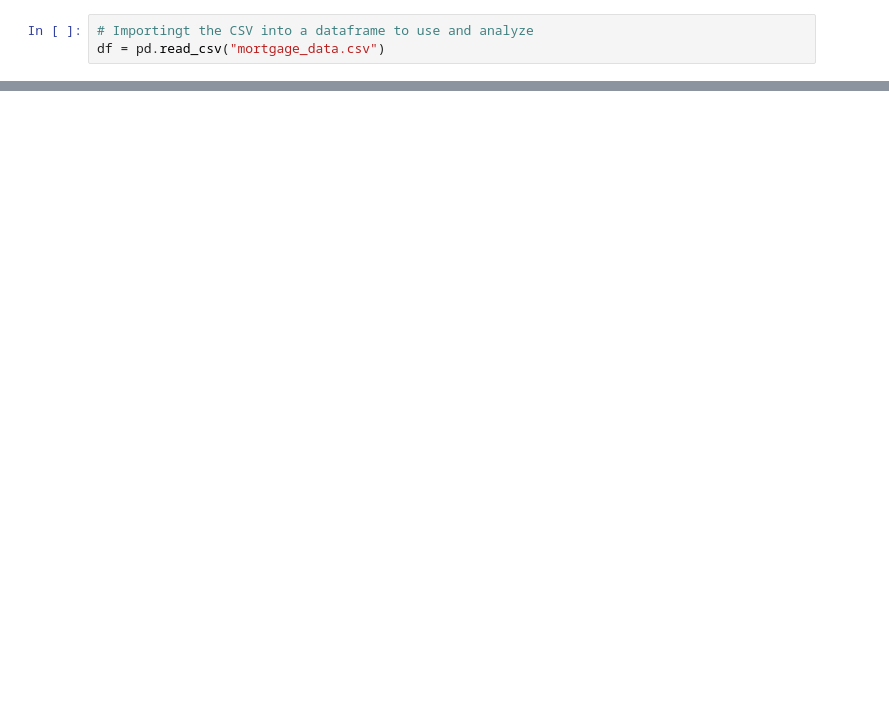
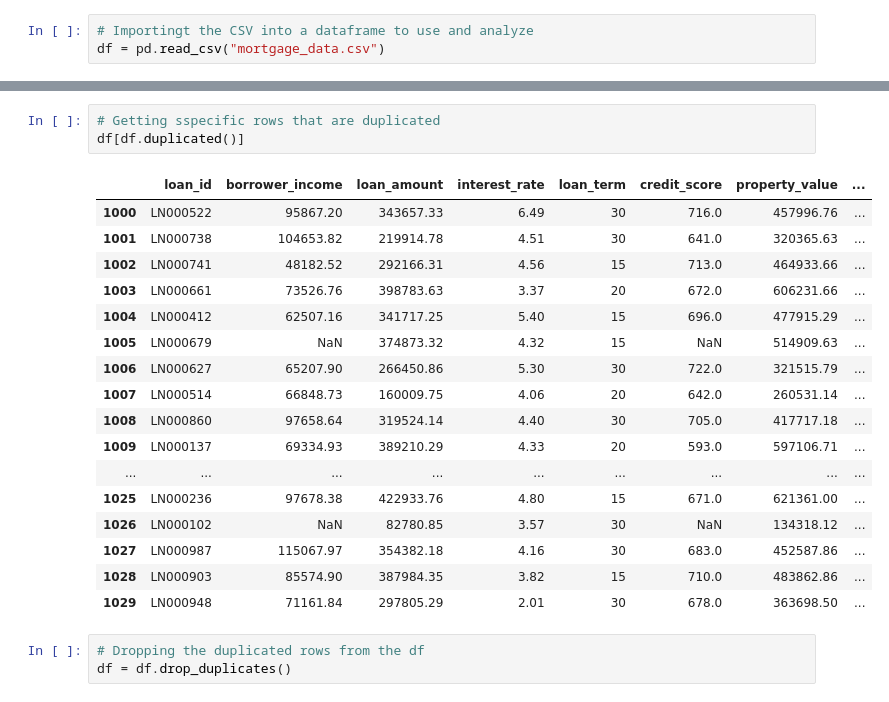
Before and after one commit to sflyranger/pandas_mortgage_practice, a Jupyter notebook: mortgage_data_analysis.ipynb, the cells around one changed output, grey strips where cells are left out. Saved outputs shown, nothing was run; the diff lists cells and outputs as text; blank space fills up the shorter version.

```diff
--- a/mortgage_data_analysis.ipynb
+++ b/mortgage_data_analysis.ipynb
@@ -20,0 +45,24 @@ df.head(10)
+# %%
+# Getting sspecific rows that are duplicated
+df[df.duplicated()]
+# %% [output]
+|  | loan_id | borrower_income | loan_amount | interest_rate | loan_term | credit_score | property_value | ... |
+| 1000 | LN000522 | 95867.20 | 343657.33 | 6.49 | 30 | 716.0 | 457996.76 | ... |
+| 1001 | LN000738 | 104653.82 | 219914.78 | 4.51 | 30 | 641.0 | 320365.63 | ... |
+| 1002 | LN000741 | 48182.52 | 292166.31 | 4.56 | 15 | 713.0 | 464933.66 | ... |
+| 1003 | LN000661 | 73526.76 | 398783.63 | 3.37 | 20 | 672.0 | 606231.66 | ... |
+| 1004 | LN000412 | 62507.16 | 341717.25 | 5.40 | 15 | 696.0 | 477915.29 | ... |
+| 1005 | LN000679 | NaN | 374873.32 | 4.32 | 15 | NaN | 514909.63 | ... |
+| 1006 | LN000627 | 65207.90 | 266450.86 | 5.30 | 30 | 722.0 | 321515.79 | ... |
+| 1007 | LN000514 | 66848.73 | 160009.75 | 4.06 | 20 | 642.0 | 260531.14 | ... |
+| 1008 | LN000860 | 97658.64 | 319524.14 | 4.40 | 30 | 705.0 | 417717.18 | ... |
+| 1009 | LN000137 | 69334.93 | 389210.29 | 4.33 | 20 | 593.0 | 597106.71 | ... |
+| ... | ... | ... | ... | ... | ... | ... | ... | ... |
+| 1025 | LN000236 | 97678.38 | 422933.76 | 4.80 | 15 | 671.0 | 621361.00 | ... |
+| 1026 | LN000102 | NaN | 82780.85 | 3.57 | 30 | NaN | 134318.12 | ... |
+| 1027 | LN000987 | 115067.97 | 354382.18 | 4.16 | 30 | 683.0 | 452587.86 | ... |
+| 1028 | LN000903 | 85574.90 | 387984.35 | 3.82 | 15 | 710.0 | 483862.86 | ... |
+| 1029 | LN000948 | 71161.84 | 297805.29 | 2.01 | 30 | 678.0 | 363698.50 | ... |
+# %%
+# Dropping the duplicated rows from the df
+df = df.drop_duplicates()
```
Also changed, not shown: parts of 16 cells of this notebook.
